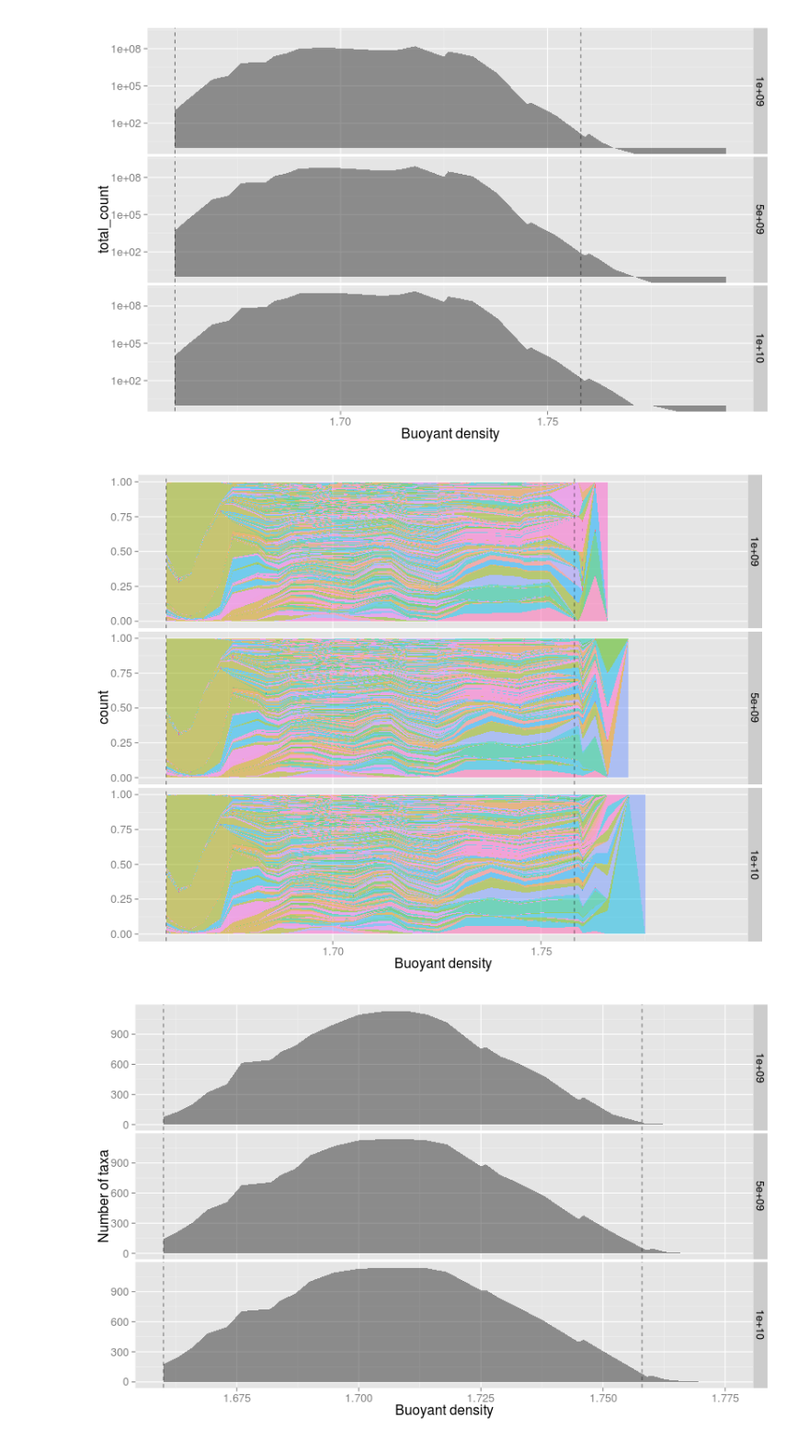
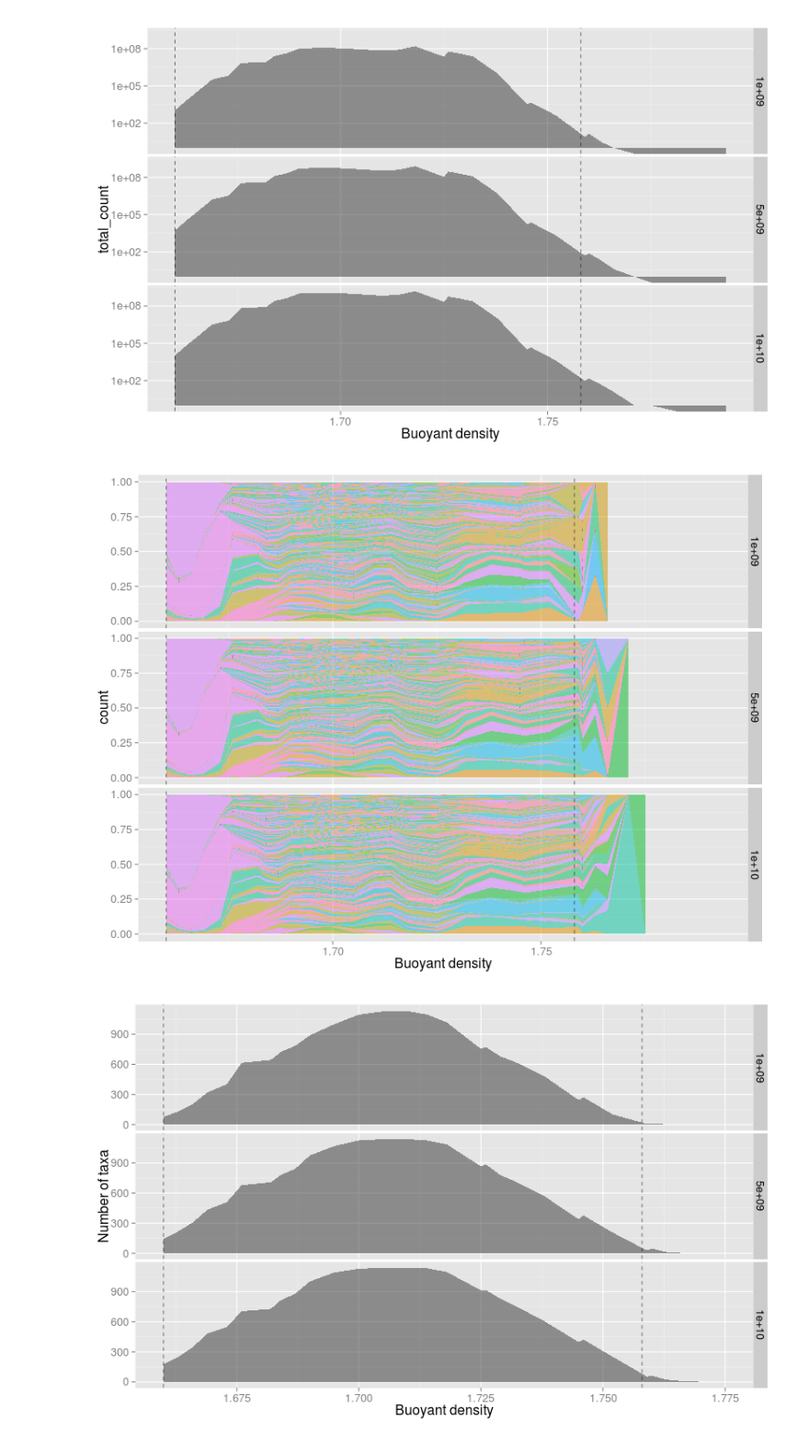
Before and after one commit to nick-youngblut/SIPSim, a Jupyter notebook: ipynb/bac_genome/all/nl1/absAbund.ipynb, the cells around one changed output. Shown at 92% size. Drawn from its saved outputs; the diff is of its cells as text; code cells hidden in the pictures.

```diff
--- a/ipynb/bac_genome/all/nl1/absAbund.ipynb
+++ b/ipynb/bac_genome/all/nl1/absAbund.ipynb
@@ -268,23 +243,34 @@ p
 p + scale_y_log10()
 # %% [output]
 [figure]
+# %%
+%%R
+tax_order = tbl %>%
+    group_by(taxon) %>%
+    summarize(taxon_total_abund = sum(count)) %>%
+    as.data.frame
+
+tax_order = unique(tax_order[order(tax_order$taxon_total_abund, decreasing=T),'taxon'])
+
+tbl$taxon = factor(tbl$taxon, levels=sort(unique(tbl$taxon), decreasing=T))
+tbl$taxon_group = factor(tbl$taxon, levels=tax_order)
 # %%
 %%R -w 800 -h 600
 # plotting relative abundances
 
 ## plot
-p = ggplot(tbl, aes(BD_min, count, fill=taxon, group=taxon)) +
+p = ggplot(tbl, aes(BD_min, count, fill=taxon, order=taxon_group)) +
     geom_area(stat='identity', alpha=0.5, position='fill') +
     geom_vline(xintercept=c(BD.GCp0, BD.GCp100), linetype='dashed', alpha=0.5) +
     labs(x='Buoyant density') +
     facet_grid(abs_abund ~ .) +
     theme(
         text = element_text(size=16),
         legend.position = 'none'
     )
 p
 # %% [output]
-[figure, old version]
+[figure, new version]
 # %%
 %%R -w 800 -h 500
 # plotting number of taxa at each BD
```
Also changed, not shown: parts of 8 cells of this notebook, 4 other files.
